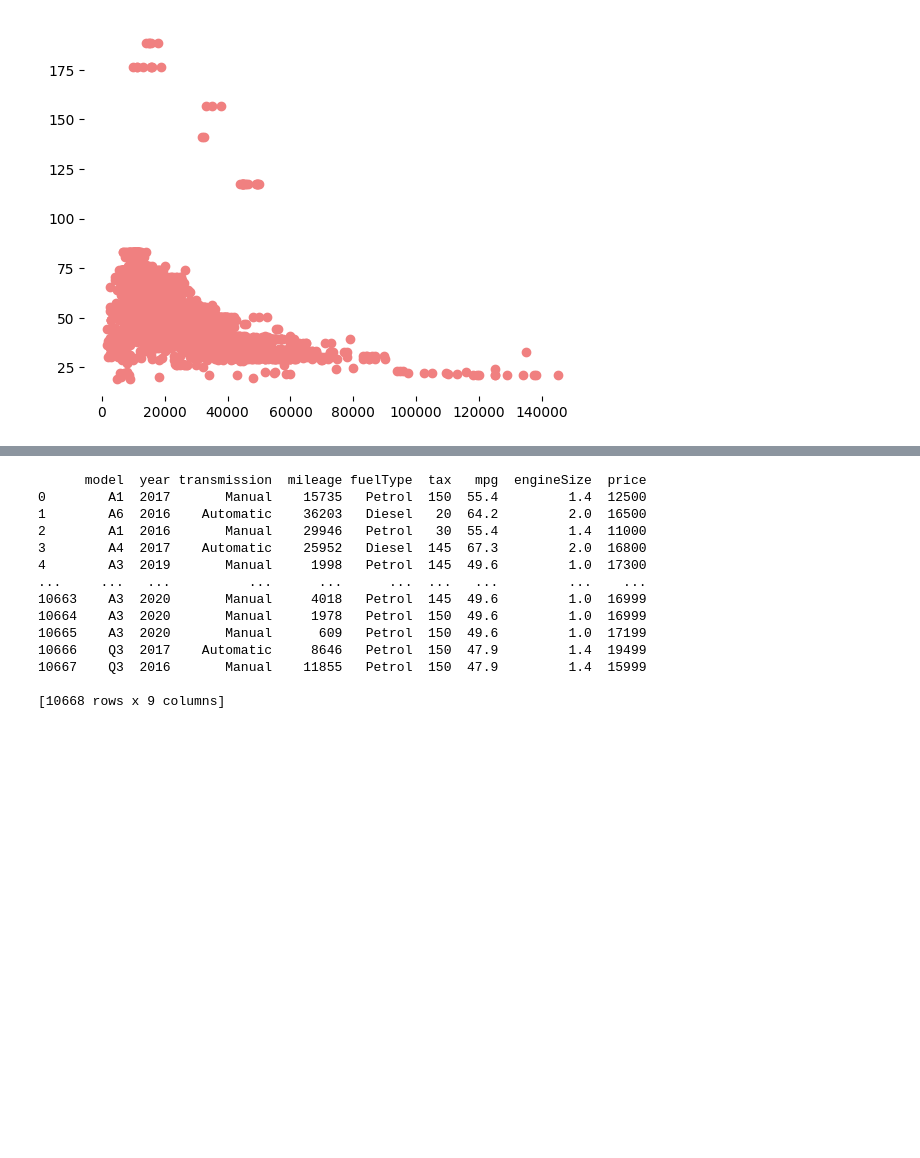
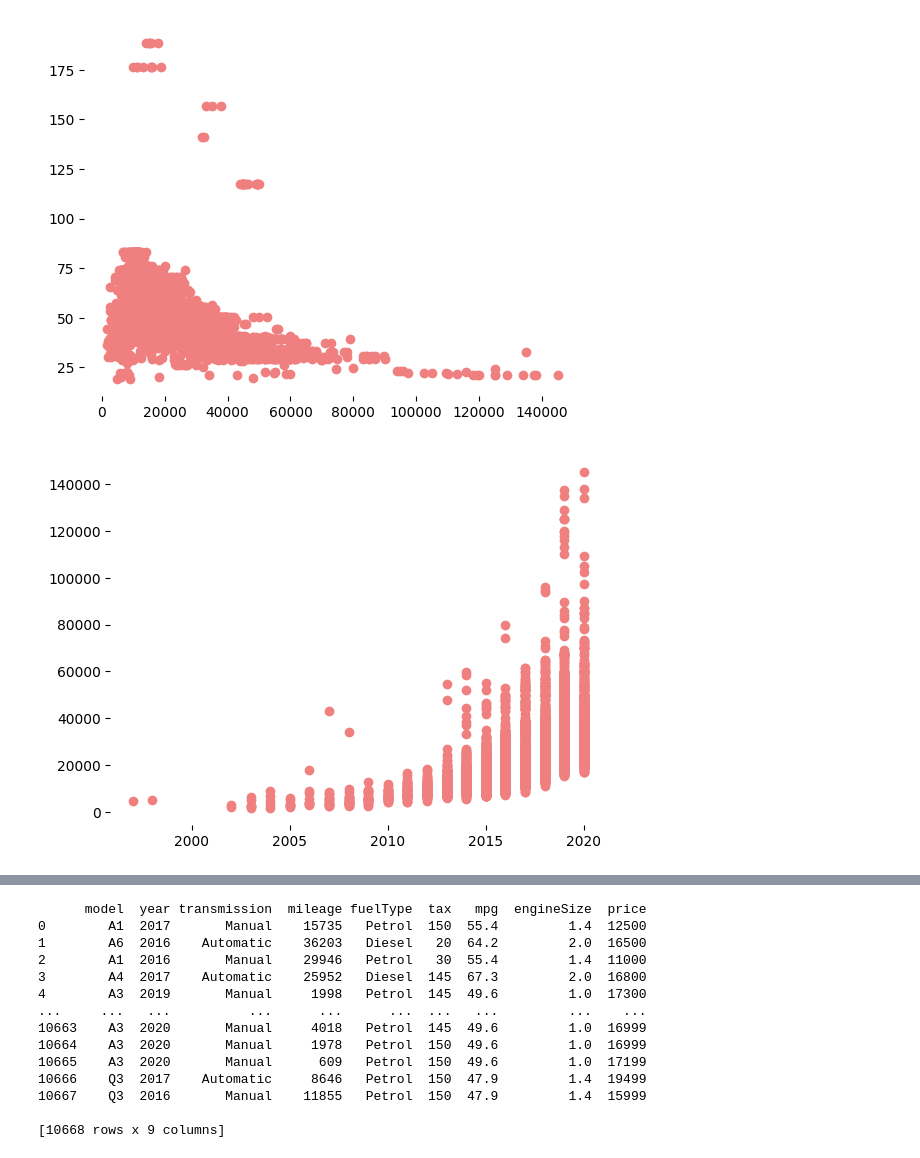
Before and after one commit to kiyon21/car-price-prediction-ml, a Jupyter notebook: MSE446_project_Audi.ipynb, the cells around one changed output, grey strips where cells are left out. Cells and saved outputs as stored; diff of their text form; code cells hidden in the pictures; blank space fills up the shorter version.

```diff
--- a/MSE446_project_Audi.ipynb
+++ b/MSE446_project_Audi.ipynb
@@ -141,3 +136,10 @@ plt.box(False)
 plt.show()
 # %% [output]
 [figure]
+# %%
+# Relationship between year and price
+plt.scatter(df_new_cars['year'], df_new_cars['price'], color='lightcoral')
+plt.box(False)
+plt.show()
+# %% [output]
+[figure, added]
```
Also changed, not shown: parts of 11 cells of this notebook.
